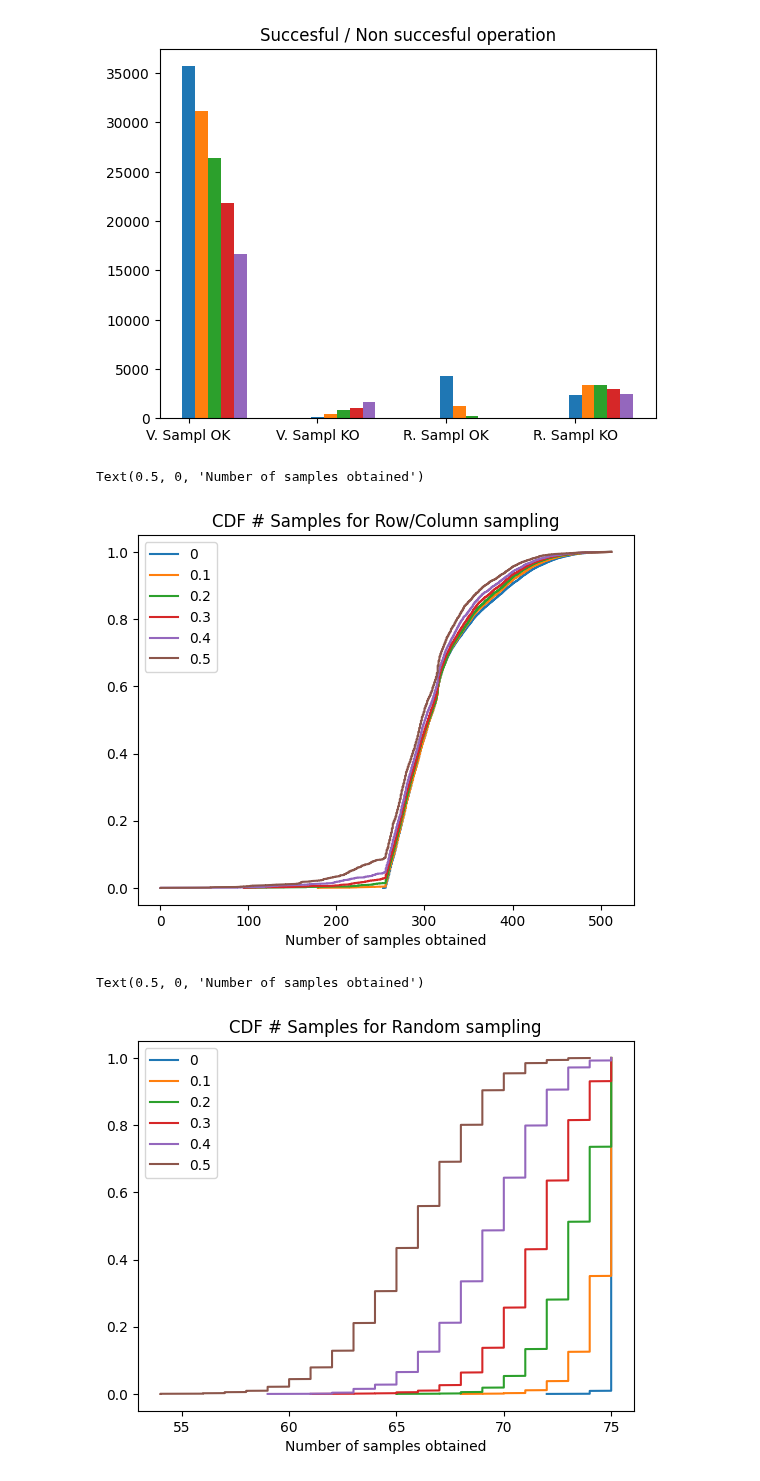
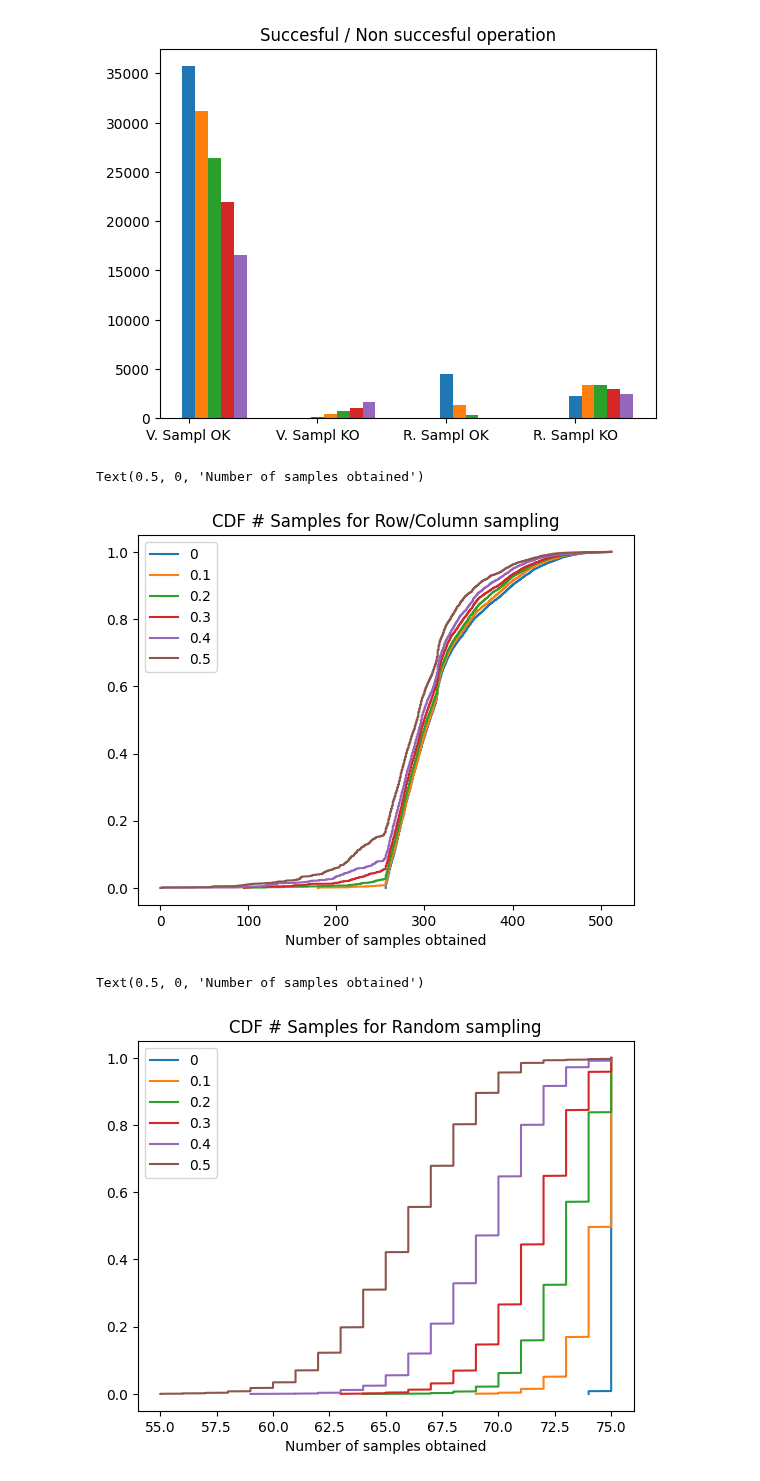
Before and after one commit to datahop/kademlia-simulator, a Jupyter notebook: simulator/python/graphs_evil.ipynb, the cells around one changed output. Drawn from its saved outputs; the diff is of its cells as text; code cells hidden in the pictures.

```diff
--- a/simulator/python/graphs_evil.ipynb
+++ b/simulator/python/graphs_evil.ipynb
@@ -118,7 +118,7 @@ fig8, ax8 = plt.subplots()
 
 i = 0;
 
-vsdf = op_df.loc[(op_df['type'] == 'ValidatorSamplingOperation')]
+vsdf = op_df.loc[(op_df['type'] == 'ValidatorSamplingOperation')& (op_df['block_id'] == 0)]
 #vsdf = vsdftmp.loc[(vsdftmp['block'] == 0)]
 x = np.sort(vsdf['hops'])
 N = vsdf['hops'].count()
@@ -129,7 +129,7 @@ for val in evil_values:
 
 
 #n_bins = 100
-    vsdf = op_evil[i].loc[(op_evil[i]['type'] == 'ValidatorSamplingOperation')]
+    vsdf = op_evil[i].loc[(op_evil[i]['type'] == 'ValidatorSamplingOperation')& (op_evil[i]['block_id'] == 0)]
     #vsdf = vsdftmp[i].loc[(vsdftmp[i]['block'] == 0)]
 
     #print(op_df)
@@ -158,7 +158,7 @@ fig4, ax4 = plt.subplots()
 i = 0;
 
 
-rsdf  = op_df.loc[(op_df['type'] == 'RandomSamplingOperation')]
+rsdf  = op_df.loc[(op_df['type'] == 'RandomSamplingOperation')& (op_df['block_id'] == 0)]
 #vsdf = vsdftmp.loc[(vsdftmp['block'] == 0)]
 x = np.sort(rsdf['completion_time'])
 N = rsdf['completion_time'].count()
@@ -168,7 +168,7 @@ ax4.plot(x, y, label='0')
 for val in evil_values:
 
     #n_bins = 100
-    rsdf = op_evil[i].loc[(op_evil[i]['type'] == 'RandomSamplingOperation')]
+    rsdf = op_evil[i].loc[(op_evil[i]['type'] == 'RandomSamplingOperation')& (op_evil[i]['block_id'] == 0)]
     #vsdf = vsdftmp[i].loc[(vsdftmp[i]['block'] == 0)]
     #n, bins, patches = ax4.hist(rsdf['completion_time'], n_bins, density=True, histtype='step',
     #                           cumulative=True, label='Empirical')
@@ -194,7 +194,7 @@ fig9, ax9 = plt.subplots()
 
 i = 0;
 
-rsdf = op_df.loc[(op_df['type'] == 'RandomSamplingOperation')]
+rsdf = op_df.loc[(op_df['type'] == 'RandomSamplingOperation')& (op_df['block_id'] == 0)]
 #vsdf = vsdftmp.loc[(vsdftmp['block'] == 0)]
 x = np.sort(rsdf['hops'])
 N = rsdf['hops'].count()
@@ -205,7 +205,7 @@ ax9.plot(x, y, label='0')
 for val in evil_values:
 
     #n_bins = 100
-    rsdf = op_evil[i].loc[(op_evil[i]['type'] == 'RandomSamplingOperation')]
+    rsdf = op_evil[i].loc[(op_evil[i]['type'] == 'RandomSamplingOperation')& (op_evil[i]['block_id'] == 0)]
     #vsdf = vsdftmp[i].loc[(vsdftmp[i]['block'] == 0)]
         #print(op_df)
     #print(vsdf['hops'].mode())
@@ -279,7 +279,7 @@ fig6, ax6 = plt.subplots()
 
 i = 0;
 
-vsdf = op_df.loc[(op_df['type'] == 'ValidatorSamplingOperation')]
+vsdf = op_df.loc[(op_df['type'] == 'ValidatorSamplingOperation')& (op_df['block_id'] == 0)]
 #vsdf = vsdftmp.loc[(vsdftmp['block'] == 0)]
 x = np.sort(vsdf['samples'])
 N = vsdf['samples'].count()
@@ -290,7 +290,7 @@ ax6.plot(x, y, label='0')
 for val in evil_values:
 
     n_bins = 100
-    vsdf = op_evil[i].loc[(op_evil[i]['type'] == 'ValidatorSamplingOperation')]
+    vsdf = op_evil[i].loc[(op_evil[i]['type'] == 'ValidatorSamplingOperation')& (op_evil[i]['block_id'] == 0)]
     #vsdf = vsdftmp[i].loc[(vsdftmp[i]['block'] == 0)]
 
     x = np.sort(vsdf['samples'])
@@ -311,7 +311,7 @@ ax6.set_title("CDF # Samples for Row/Column sampling")
 ax6.set_xlabel("Number of samples obtained")
 # %% [output]
 Text(0.5, 0, 'Number of samples obtained')
-[figure, old version]
+[figure, new version]
 # %%
 fig7, ax7 = plt.subplots()
 
@@ -324,33 +324,33 @@ fig7, ax7 = plt.subplots()
 #                           cumulative=True, label='Empirical')
 #ax6.set_xlim([0,4000])
 
 i = 0;
 
-vsdf = op_df.loc[(op_df['type'] == 'RandomSamplingOperation')]
+vsdf = op_df.loc[(op_df['type'] == 'RandomSamplingOperation')& (op_df['block_id'] == 0)]
 #vsdf = vsdftmp.loc[(vsdftmp['block'] == 0)]
 x = np.sort(vsdf['samples'])
 N = vsdf['samples'].count()
 y = np.arange(N) / float(N)
 ax7.plot(x, y, label='0')
 
 for val in evil_values:
 
     n_bins = 100
-    vsdf = op_evil[i].loc[(op_evil[i]['type'] == 'RandomSamplingOperation')]
+    vsdf = op_evil[i].loc[(op_evil[i]['type'] == 'RandomSamplingOperation')& (op_evil[i]['block_id'] == 0)]
     #vsdf = vsdftmp[i].loc[(vsdftmp[i]['block'] == 0)]
     x = np.sort(vsdf['samples'])
     N = vsdf['samples'].count()
     # get the cdf values of y
     y = np.arange(N) / float(N)
 
     ax7.plot(x, y, label=val)
 
     #print(vsdf['samples'].mode())
     i=i+1
 
 ax7.legend()
 ax7.set_title("CDF # Samples for Random sampling")
 ax7.set_xlabel("Number of samples obtained")
 # %% [output]
 Text(0.5, 0, 'Number of samples obtained')
-[figure, old version]
+[figure, new version]
```
Also changed, not shown: parts of 5 cells of this notebook, 3 other files.
